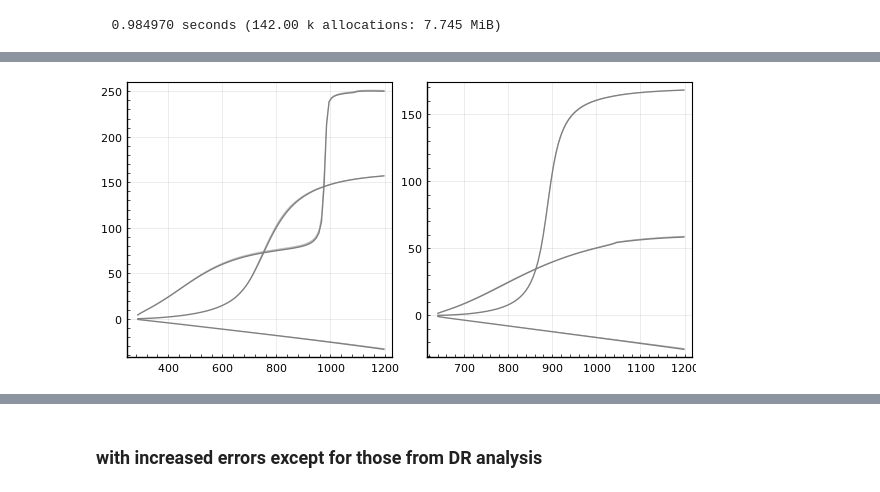
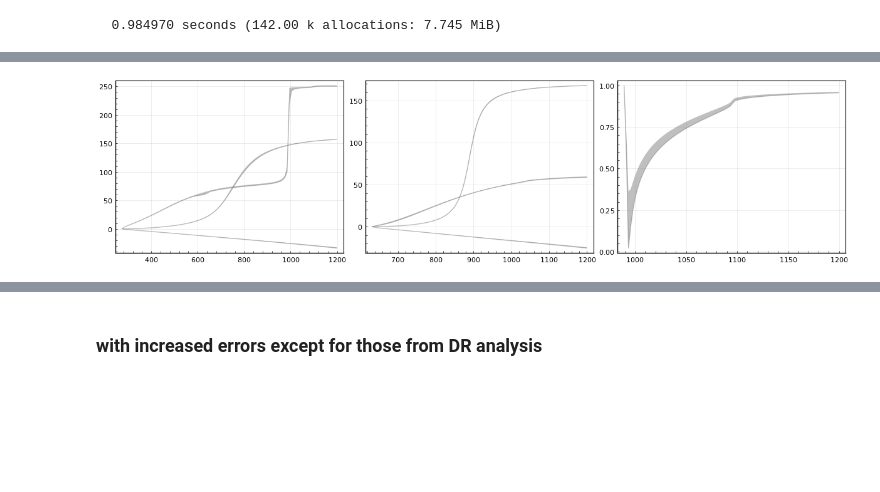
Before and after one commit to linqiu15/IAMfit, a Jupyter notebook: iamfit.ipynb, the cells around one changed output, grey strips where cells are left out. Saved outputs shown, nothing was run; the diff lists cells and outputs as text; code cells hidden in the pictures; blank space fills up the shorter version.

```diff
--- a/iamfit.ipynb
+++ b/iamfit.ipynb
@@ -630,19 +631,19 @@ end
 function plt_band(df::DataFrame, ch::TwoBodyChannel, fitfun; color= :gray, kws...)
     dist_extrema(w) = dist_minmax(df, fitfun, w)
     n = 100;
-    wv = LinRange(ch.m1+ch.m2, 1200, n)
+    wv = LinRange(ch.m1+ch.m2-2, 1200, n)
     paras = Array(df[1, 2:end])
     _yv = permutedims(reduce(hcat, dist_extrema.(wv)))
-    plot( wv, [_yv[:,1]]; color= color, fill = ([_yv[:,2]], color), fillalpha = 0.5, label="", kws... )
+    plot( wv, [_yv[:,1]]; color= color, linealpha=0.5, fill = ([_yv[:,2]], color), fillalpha = 0.5, label="", kws... )
 end
 function plt_band!(df::DataFrame, ch::TwoBodyChannel, fitfun; color= :gray, kws...)
     dist_extrema(w) = dist_minmax(df, fitfun, w)
     n = 100;
-    wv = LinRange(ch.m1+ch.m2, 1200, n)
+    wv = LinRange(ch.m1+ch.m2-2, 1200, n)
     best = zeros(Float64, n);
     paras = Array(df[1, 2:end])
     _yv = permutedims(reduce(hcat, dist_extrema.(wv)))
-    plot!( wv, _yv[:,1]; color= color, label="", fill = (_yv[:,2], color), fillalpha = 0.5, kws...)
+    plot!( wv, [_yv[:,1]]; color= color,linealpha=0.5, label="", fill = ([_yv[:,2]], color), fillalpha = 0.5, kws...)
 end
 # %% [output]
 plt_band! (generic function with 1 method)
@@ -1000,16 +1022,18 @@ pyplot()
 # %%
+# it turns out that all the parameter sets in physical_candidates do not have unphysical singularities
 pyplot()
-# it turns out that all the parameter sets in physical_candidates do not have unphysical singularities
-let p1, p2
-    p1 = plt_band(physical_candidates, ππ, (x, p)->δ00(x,p, jump=900))
+let p1, p2, p3
+    p1 = plt_band(physical_candidates, ππ, (x, p)->δ00(x,p, jump=930))
     plt_band!(physical_candidates, ππ, δ11)
     plt_band!(physical_candidates, ππ, δ20)
     p2 = plt_band(physical_candidates, Kπ, δhalf0)
     plt_band!(physical_candidates, Kπ, δhalf1)
     plt_band!(physical_candidates, Kπ, δ3half0)
-    plot(p1, p2, size=(600,300))
+    p3 = plt_band(physical_candidates, KK, η00) #πη, σπη)
+
+    plot(p1, p2, p3, layout= (1, 3), size=(1200,300))
 end
 # %% [output]
-[figure, old version]
+[figure, new version]
 # %%
 CSV.write("paras_plus5pc_physical.csv", physical_candidates)
```
Also changed, not shown: parts of 24 cells of this notebook, 3 other files.
